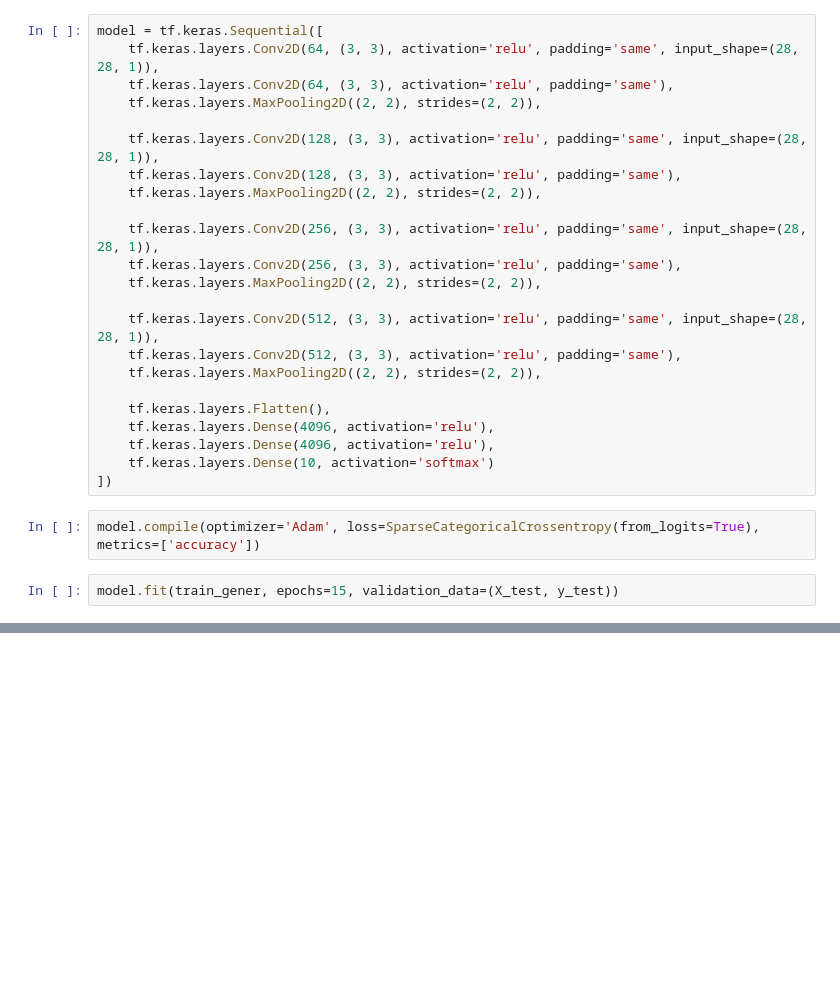
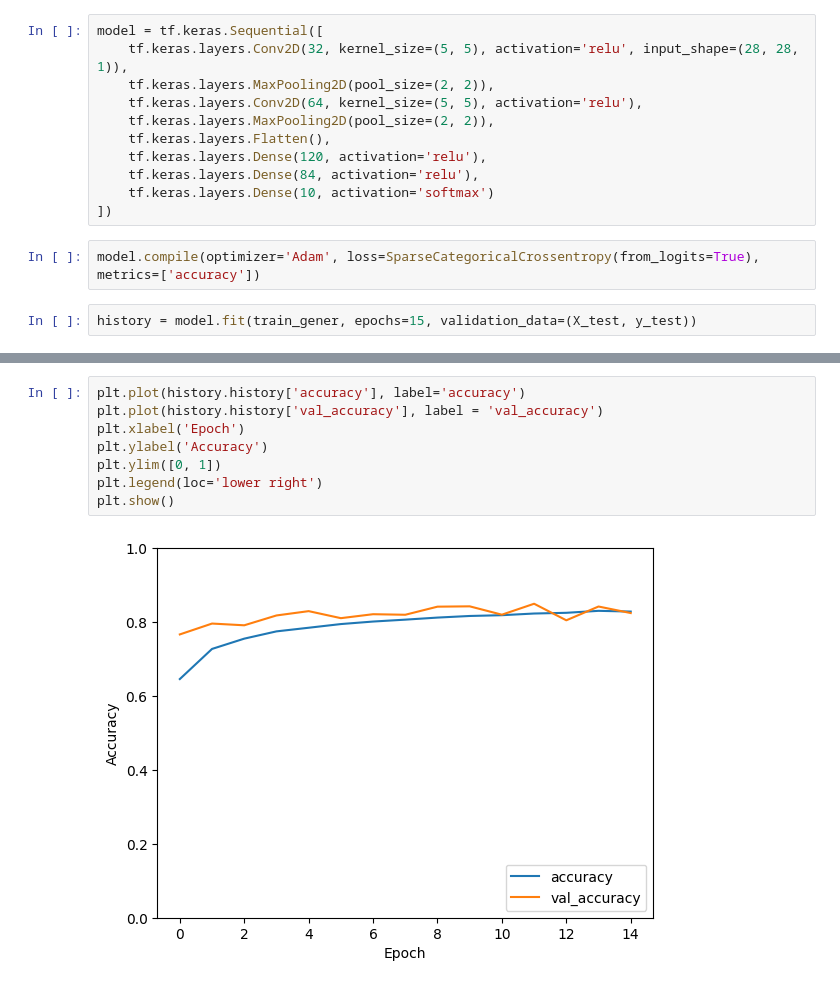
Before and after one commit to 72Clooud/LeNet-5_fashion_mnist, a Jupyter notebook: main.ipynb, the cells around one changed output, grey strips where cells are left out. Cells and saved outputs as stored; diff of their text form; blank space fills up the shorter version.

```diff
--- a/main.ipynb
+++ b/main.ipynb
@@ -25,30 +28,18 @@ data_gener = ImageDataGenerator(
 train_gener = data_gener.flow(X_train, y_train, batch_size=32)
 # %%
 model = tf.keras.Sequential([
-    tf.keras.layers.Conv2D(64, (3, 3), activation='relu', padding='same', input_shape=(28, 28, 1)),
-    tf.keras.layers.Conv2D(64, (3, 3), activation='relu', padding='same'),
-    tf.keras.layers.MaxPooling2D((2, 2), strides=(2, 2)),
-
-    tf.keras.layers.Conv2D(128, (3, 3), activation='relu', padding='same', input_shape=(28, 28, 1)),
-    tf.keras.layers.Conv2D(128, (3, 3), activation='relu', padding='same'),
-    tf.keras.layers.MaxPooling2D((2, 2), strides=(2, 2)),
-
-    tf.keras.layers.Conv2D(256, (3, 3), activation='relu', padding='same', input_shape=(28, 28, 1)),
-    tf.keras.layers.Conv2D(256, (3, 3), activation='relu', padding='same'),
-    tf.keras.layers.MaxPooling2D((2, 2), strides=(2, 2)),
-
-    tf.keras.layers.Conv2D(512, (3, 3), activation='relu', padding='same', input_shape=(28, 28, 1)),
-    tf.keras.layers.Conv2D(512, (3, 3), activation='relu', padding='same'),
-    tf.keras.layers.MaxPooling2D((2, 2), strides=(2, 2)),
-
+    tf.keras.layers.Conv2D(32, kernel_size=(5, 5), activation='relu', input_shape=(28, 28, 1)),
+    tf.keras.layers.MaxPooling2D(pool_size=(2, 2)),
+    tf.keras.layers.Conv2D(64, kernel_size=(5, 5), activation='relu'),
+    tf.keras.layers.MaxPooling2D(pool_size=(2, 2)),
     tf.keras.layers.Flatten(),
-    tf.keras.layers.Dense(4096, activation='relu'),
-    tf.keras.layers.Dense(4096, activation='relu'),
+    tf.keras.layers.Dense(120, activation='relu'),
+    tf.keras.layers.Dense(84, activation='relu'),
     tf.keras.layers.Dense(10, activation='softmax')
 ])
 # %%
 model.compile(optimizer='Adam', loss=SparseCategoricalCrossentropy(from_logits=True), metrics=['accuracy'])
 # %%
-model.fit(train_gener, epochs=15, validation_data=(X_test, y_test))
+history = model.fit(train_gener, epochs=15, validation_data=(X_test, y_test))
 # %% [output]
 Epoch 1/15
@@ -56,0 +62,10 @@ KeyboardInterrupt:
+# %%
+plt.plot(history.history['accuracy'], label='accuracy')
+plt.plot(history.history['val_accuracy'], label = 'val_accuracy')
+plt.xlabel('Epoch')
+plt.ylabel('Accuracy')
+plt.ylim([0, 1])
+plt.legend(loc='lower right')
+plt.show()
+# %% [output]
+[figure, added]
```
Also changed, not shown: parts of 4 cells of this notebook, 2 other files.
